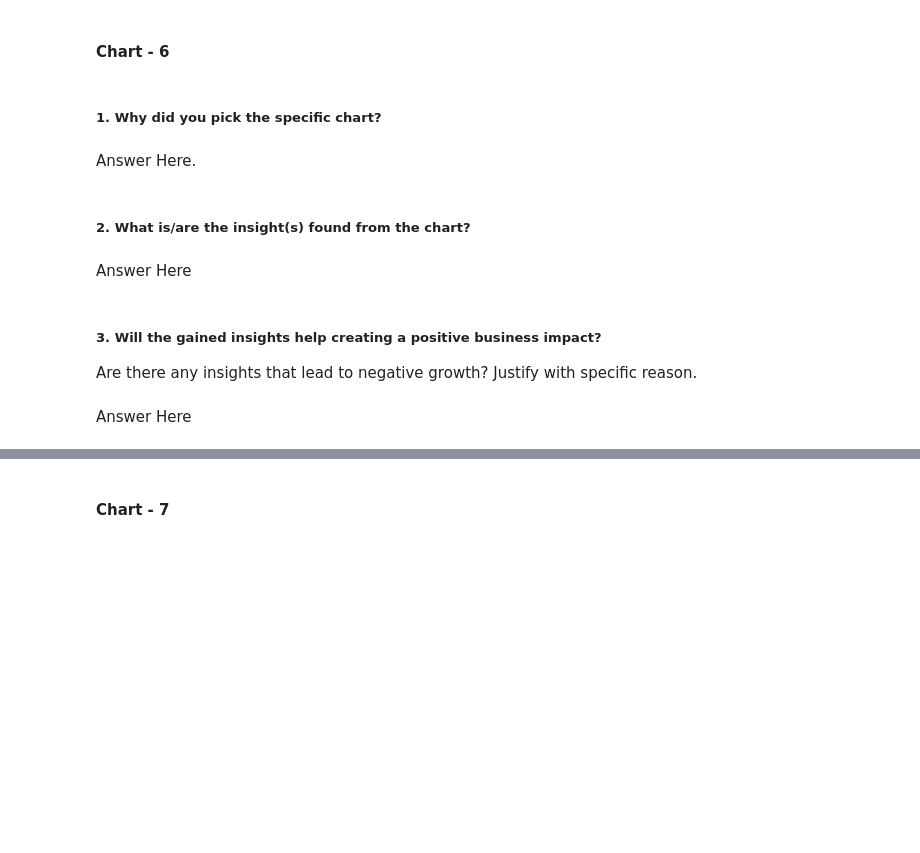
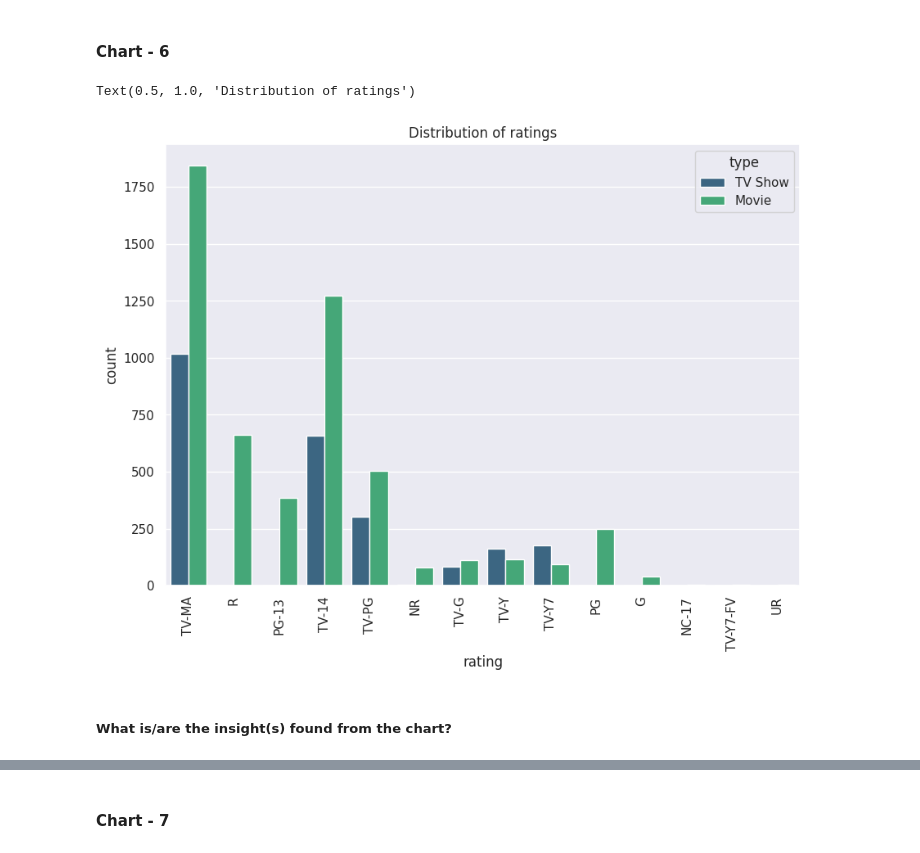
Before and after one commit to sidpatondikar/Capstone-Netflix-Movies-and-TV-Shows-Clustering, a Jupyter notebook: Netflix_movies_tvshow_clustering_final.ipynb, the cells around one changed output, grey strips where cells are left out. Drawn from its saved outputs; the diff is of its cells as text; code cells hidden in the pictures; blank space fills up the shorter version.

```diff
--- a/Netflix_movies_tvshow_clustering_final.ipynb
+++ b/Netflix_movies_tvshow_clustering_final.ipynb
@@ -400,13 +398,11 @@ Ideas for next graphs:
-# %% [markdown]
-##### 1. Why did you pick the specific chart?
-# %% [markdown]
-Answer Here.
+# %%
+# Distibution of rating
+plt.figure(figsize=(10,7))
+sns.countplot(data=netflix_df,x='rating',hue='type',palette='viridis')
+plt.xticks(rotation=90)
+plt.title('Distribution of ratings')
+# %% [output]
+Text(0.5, 1.0, 'Distribution of ratings')
+[figure, added]
 # %% [markdown]
-##### 2. What is/are the insight(s) found from the chart?
+##### What is/are the insight(s) found from the chart?
-# %% [markdown]
-Answer Here
-# %% [markdown]
-##### 3. Will the gained insights help creating a positive business impact?
-Are there any insights that lead to negative growth? Justify with specific reason.
-# %% [markdown]
-Answer Here
```
Also changed, not shown: parts of 82 cells of this notebook.
